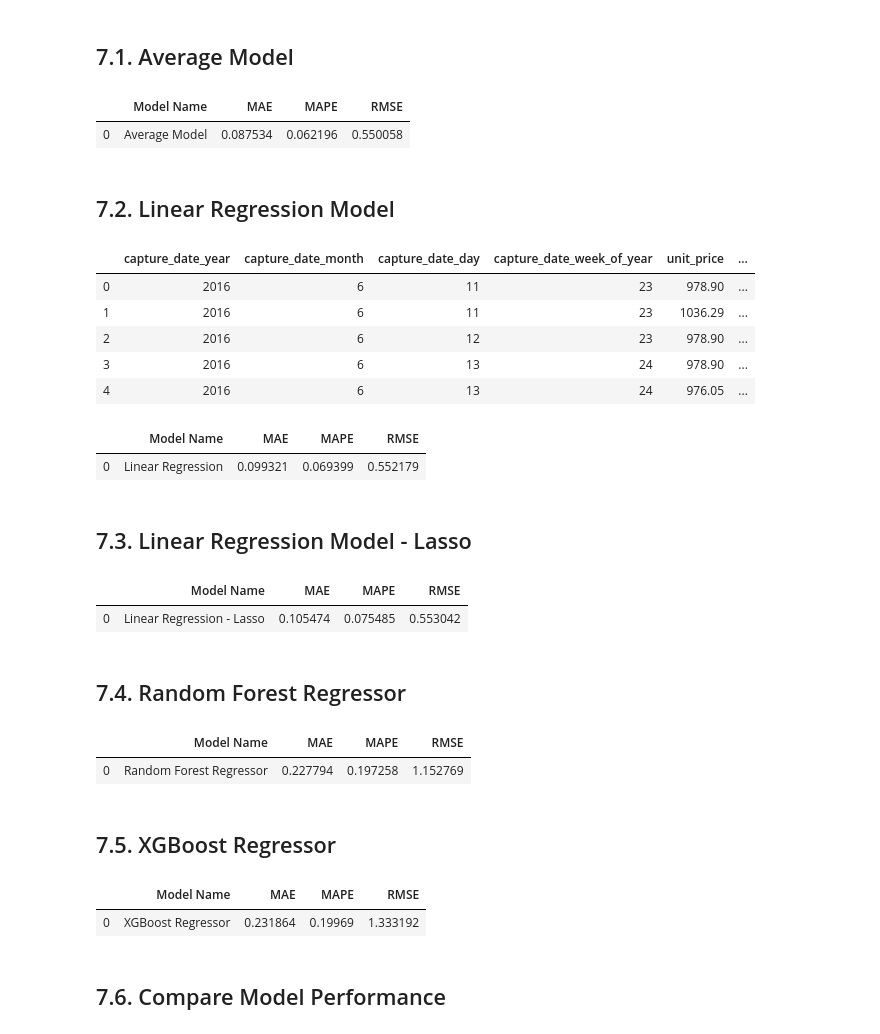
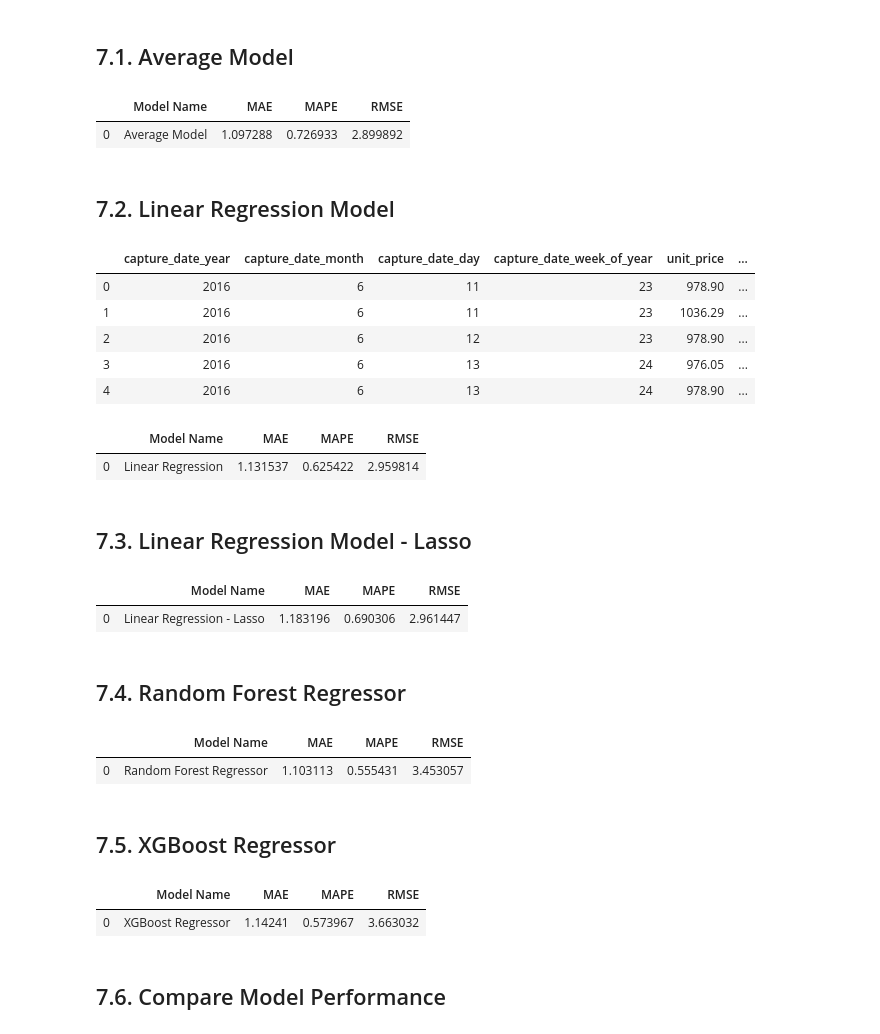
Before and after one commit to Meigarom/Demand-Forecast, a Jupyter notebook: notebooks/Products-Prediction.ipynb, the cells around one changed output. Saved outputs shown, nothing was run; the diff lists cells and outputs as text; code cells hidden in the pictures.

```diff
--- a/notebooks/Products-Prediction.ipynb
+++ b/notebooks/Products-Prediction.ipynb
@@ -230,7 +231,7 @@ drop_cols = [
     'price',
     'pis_cofins', 'icms', 'tax_substitution', 'liquid_cost',
     'order_status', 'process_status',
-    'process_date', 'process_date_year', 'process_date_month', 'process_date_day', 'process_date_week_of_year',
+    'process_date', 'process_date_year', 'process_date_month', 'process_date_day', 'process_date_week_of_year', 'process_year_week',
     'source_channel']
 
 df3 = df3.drop( drop_cols, axis=1 )
@@ -237,3 +240,7 @@ df3 = df3.drop( drop_cols, axis=1 )
+# %%
+# Sales by Day
+cols_agg = list( df3.drop( 'quantity', axis=1 ).columns )
+df3 = df3.groupby( cols_agg ).sum().reset_index()
 # %% [markdown]
 # 4.0. ANÁLISE EXPLORATÓRIA DE DADOS
 # %%
@@ -363,7 +370,7 @@ baseline_result = ml_error( 'Average Model', y_test, yhat_baseline )
 baseline_result
 # %% [output]
 |  | Model Name | MAE | MAPE | RMSE |
-| 0 | Average Model | 0.087534 | 0.062196 | 0.550058 |
+| 0 | Average Model | 1.097288 | 0.726933 | 2.899892 |
 # %% [markdown]
 ## 7.2. Linear Regression Model
 # %%
@@ -373,8 +380,8 @@ x_train.head()
 | 0 | 2016 | 6 | 11 | 23 | 978.90 | ... |
 | 1 | 2016 | 6 | 11 | 23 | 1036.29 | ... |
 | 2 | 2016 | 6 | 12 | 23 | 978.90 | ... |
-| 3 | 2016 | 6 | 13 | 24 | 978.90 | ... |
-| 4 | 2016 | 6 | 13 | 24 | 976.05 | ... |
+| 3 | 2016 | 6 | 13 | 24 | 976.05 | ... |
+| 4 | 2016 | 6 | 13 | 24 | 978.90 | ... |
 # %%
 # model
 lr = LinearRegression().fit( x_train, y_train )
@@ -387,7 +394,7 @@ lr_result = ml_error( 'Linear Regression', y_test, yhat_lr )
 lr_result
 # %% [output]
 |  | Model Name | MAE | MAPE | RMSE |
-| 0 | Linear Regression | 0.099321 | 0.069399 | 0.552179 |
+| 0 | Linear Regression | 1.131537 | 0.625422 | 2.959814 |
 # %% [markdown]
 ## 7.3. Linear Regression Model - Lasso
 # %%
@@ -402,7 +409,7 @@ lrr_result = ml_error( 'Linear Regression - Lasso', y_test, yhat_lrr )
 lrr_result
 # %% [output]
 |  | Model Name | MAE | MAPE | RMSE |
-| 0 | Linear Regression - Lasso | 0.105474 | 0.075485 | 0.553042 |
+| 0 | Linear Regression - Lasso | 1.183196 | 0.690306 | 2.961447 |
 # %% [markdown]
 ## 7.4. Random Forest Regressor
 # %%
@@ -417,27 +424,27 @@ rf_result = ml_error( 'Random Forest Regressor', y_test, yhat_rf )
 rf_result
 # %% [output]
 |  | Model Name | MAE | MAPE | RMSE |
-| 0 | Random Forest Regressor | 0.227794 | 0.197258 | 1.152769 |
+| 0 | Random Forest Regressor | 1.103113 | 0.555431 | 3.453057 |
 # %% [markdown]
 ## 7.5. XGBoost Regressor
 # %%
 # model
 model_xgb = xgb.XGBRegressor( objective='reg:squarederror',
-                              n_estimators=100,
+                              n_estimators=300,
                               eta=0.01,
                               max_depth=10,
                               subsample=0.7,
                               colsample_bytee=0.9 ).fit( x_train, y_train )
 
 # prediction
 yhat_xgb = model_xgb.predict( x_test )
 
 # performance
 xgb_result = ml_error( 'XGBoost Regressor', y_test, yhat_xgb )
 xgb_result
 # %% [output]
 |  | Model Name | MAE | MAPE | RMSE |
-| 0 | XGBoost Regressor | 0.231864 | 0.19969 | 1.333192 |
+| 0 | XGBoost Regressor | 1.14241 | 0.573967 | 3.663032 |
 # %% [markdown]
 ## 7.6. Compare Model Performance
 # %% [markdown]
```
Also changed, not shown: parts of 11 cells of this notebook.
